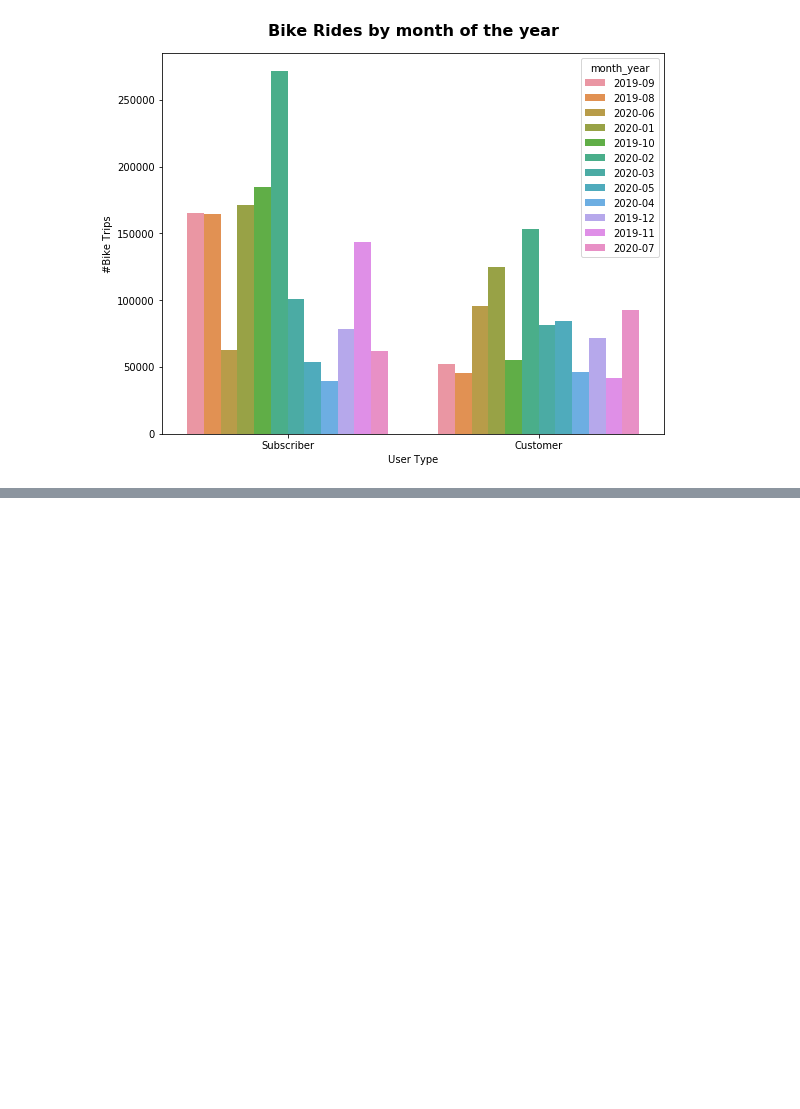
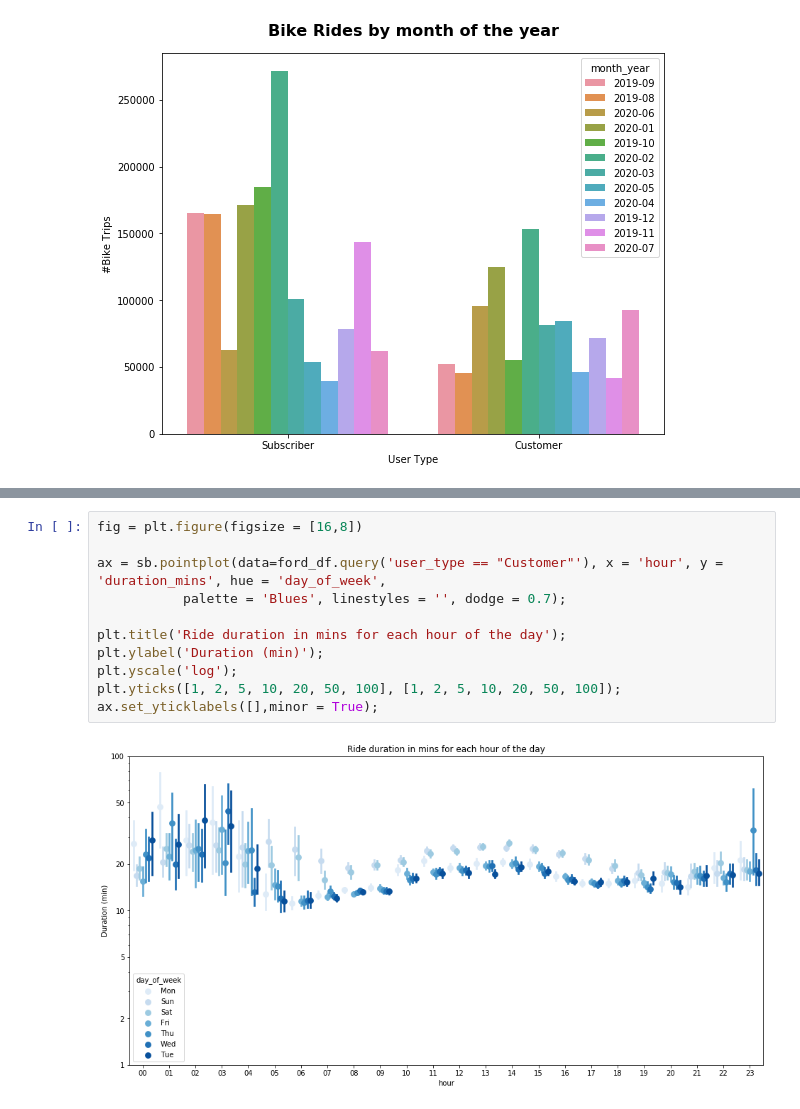
Before and after one commit to anandsimer/Communicate-Data-Findings, a Jupyter notebook: exploration.ipynb, the cells around one changed output, grey strips where cells are left out. Cells and saved outputs as stored; diff of their text form; blank space fills up the shorter version.

```diff
--- a/exploration.ipynb
+++ b/exploration.ipynb
@@ -909,0 +895,13 @@ graph.set_title('Bike Rides by month of the year', y=1.03, fontsize=16, fontweig
+# %%
+fig = plt.figure(figsize = [16,8])
+
+ax = sb.pointplot(data=ford_df.query('user_type == "Customer"'), x = 'hour', y = 'duration_mins', hue = 'day_of_week',
+           palette = 'Blues', linestyles = '', dodge = 0.7);
+
+plt.title('Ride duration in mins for each hour of the day');
+plt.ylabel('Duration (min)');
+plt.yscale('log');
+plt.yticks([1, 2, 5, 10, 20, 50, 100], [1, 2, 5, 10, 20, 50, 100]);
+ax.set_yticklabels([],minor = True);
+# %% [output]
+[figure, added]
```
Also changed, not shown: parts of 33 cells of this notebook.
